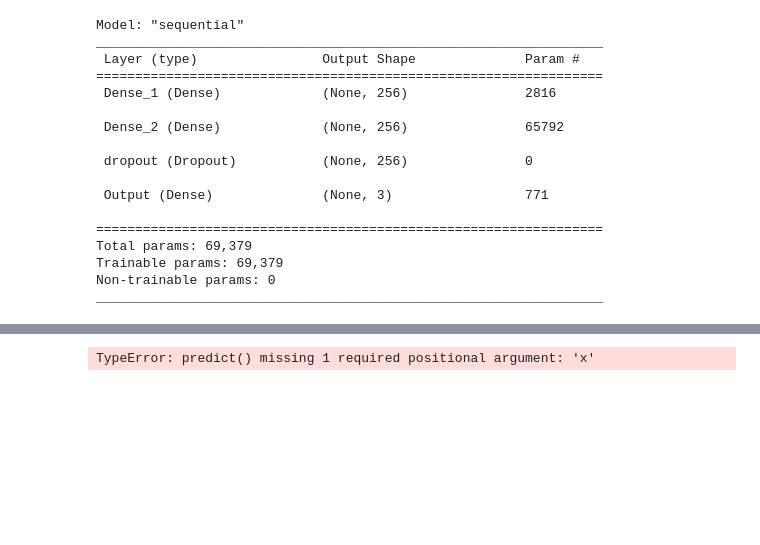
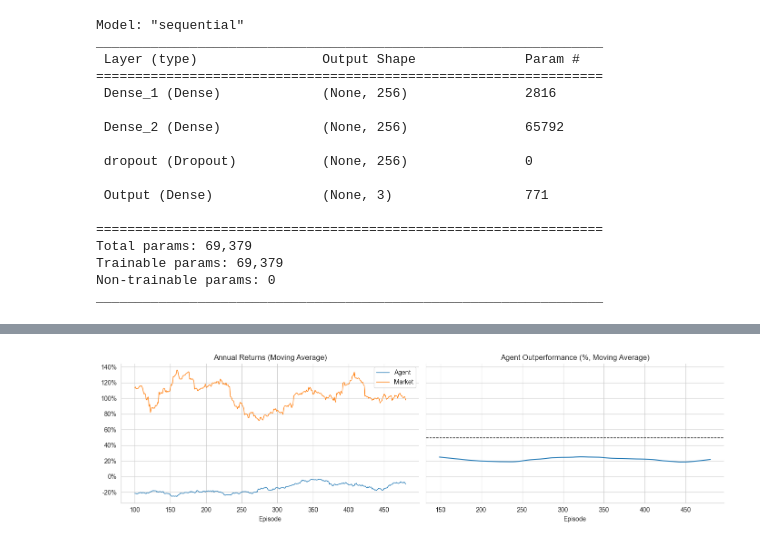
Before and after one commit to hristo-darlyanov/CryptoTradingMLPredictor, a Jupyter notebook: dq-learningPrediction.ipynb, the cells around one changed output, grey strips where cells are left out. Cells and saved outputs as stored; diff of their text form; code cells hidden in the pictures; blank space fills up the shorter version.

```diff
--- a/dq-learningPrediction.ipynb
+++ b/dq-learningPrediction.ipynb
@@ -376,4 +436,27 @@ with sns.axes_style('white'):
-# %%
-ddqn.target_network.predict()
-# %% [output]
-TypeError: predict() missing 1 required positional argument: 'x'
+# %%
+fig, axes = plt.subplots(ncols=2, figsize=(14, 4), sharey=True)
+
+df1 = (results[['Agent', 'Market']]
+       .sub(1)
+       .rolling(100)
+       .mean())
+df1.plot(ax=axes[0],
+         title='Annual Returns (Moving Average)',
+         lw=1)
+
+df2 = results['Strategy Wins (%)'].div(100).rolling(50).mean()
+df2.plot(ax=axes[1],
+         title='Agent Outperformance (%, Moving Average)')
+
+for ax in axes:
+    ax.yaxis.set_major_formatter(
+        FuncFormatter(lambda y, _: '{:.0%}'.format(y)))
+    ax.xaxis.set_major_formatter(
+        FuncFormatter(lambda x, _: '{:,.0f}'.format(x)))
+axes[1].axhline(.5, ls='--', c='k', lw=1)
+
+sns.despine()
+fig.tight_layout()
+fig.savefig(results_path / 'performance', dpi=300)
+# %% [output]
+[figure, added]
```
Also changed, not shown: parts of 8 cells of this notebook, 5 other files.
